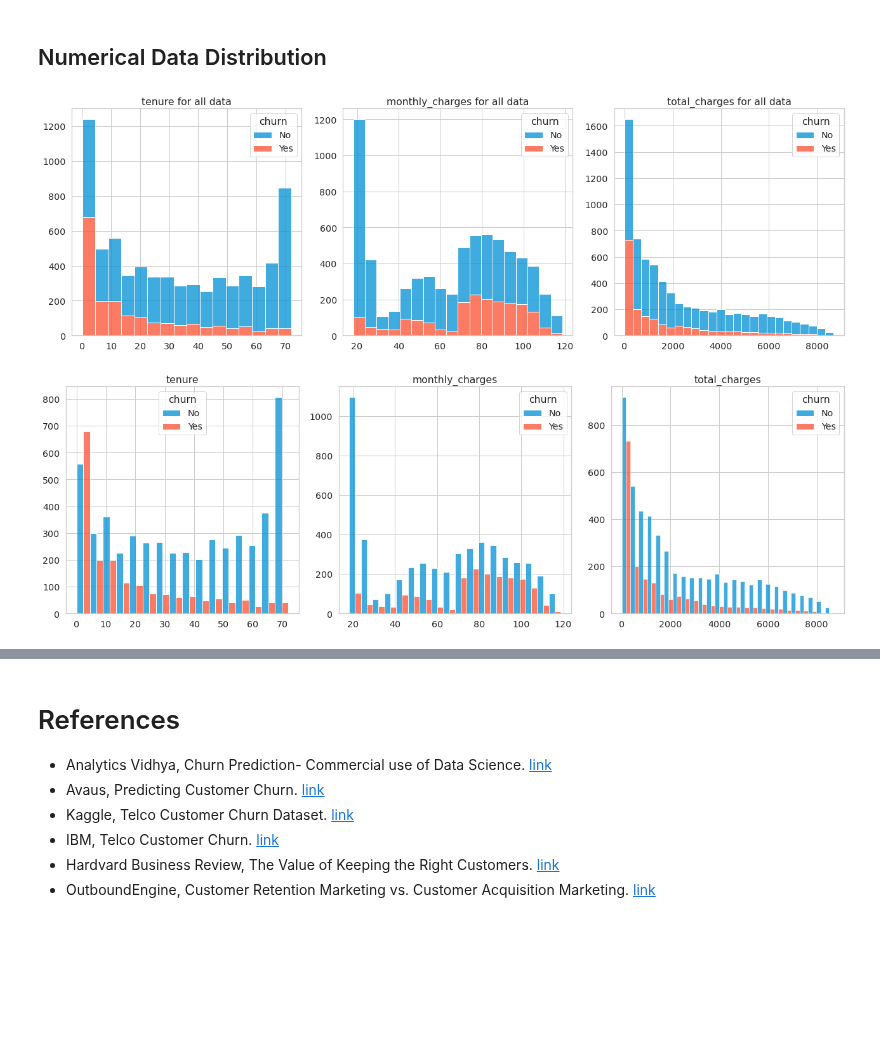
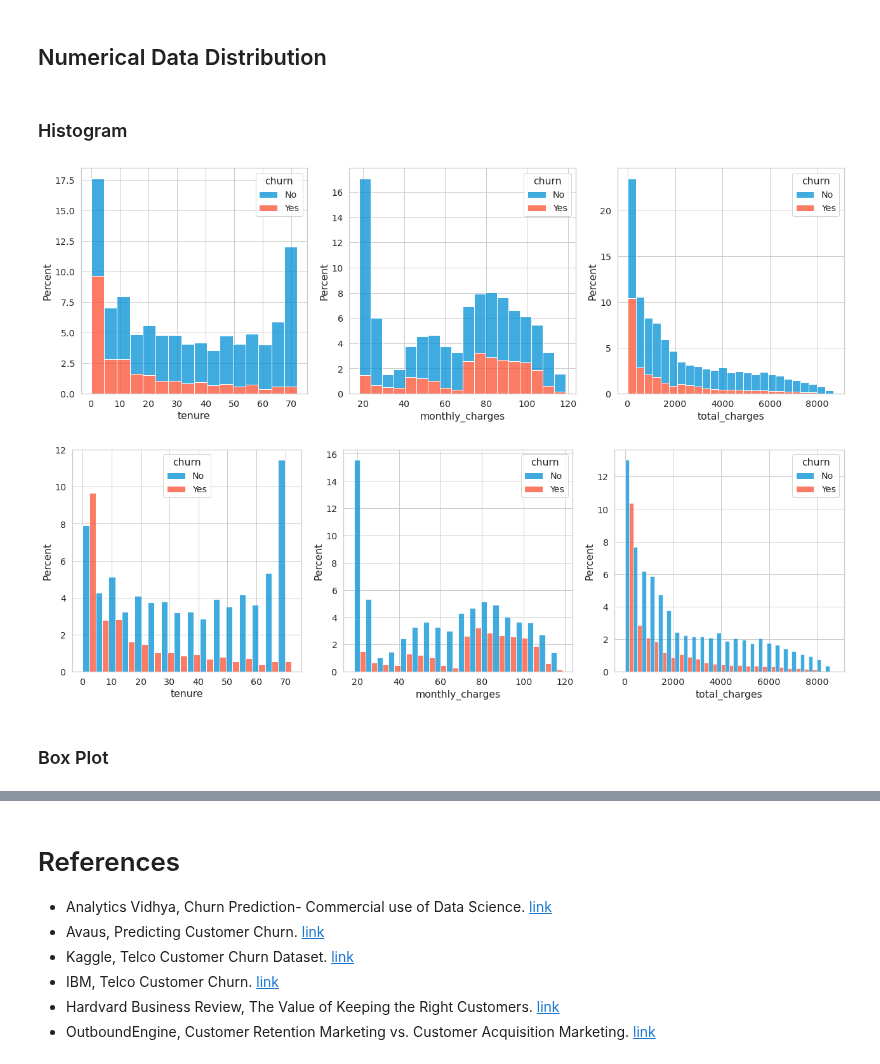
Before and after one commit to adhang/data-science-digital-skola, a Jupyter notebook: 99. Final Project/Telco Customer Churn Prediction.ipynb, the cells around one changed output, grey strips where cells are left out. Cells and saved outputs as stored; diff of their text form; code cells hidden in the pictures; blank space fills up the shorter version.

Commit message:
gcolab | update EDA on numerical data distribution

```diff
--- a/99. Final Project/Telco Customer Churn Prediction.ipynb
+++ b/99. Final Project/Telco Customer Churn Prediction.ipynb
@@ -1025,16 +981,0 @@ plt.show()
-# %%
-fig, ax = plt.subplots(8, 2, figsize=(18,36))
-axes_list = [axes for axes_row in ax for axes in axes_row]
-
-# overall customer
-for i, col in enumerate(column_list_categorical[:-1]):
-  # sns.histplot(data=data, x='churn', hue=col, multiple='dodge', ax=axes_list[i])
-  sns.countplot(data=data, x='churn', hue=col, ax=axes_list[i])
-  axes_list[i].set_title('churn')
-  axes_list[i].set_xlabel('')
-  axes_list[i].set_ylabel('')
-  # plt.setp(axes_list[i].get_xticklabels(), rotation=45)
-
-# axes_list[-1].set_visible(False)
-# plt.tight_layout()
-plt.show()
@@ -1043,16 +981,0 @@ plt.show()
-# %%
-fig, ax = plt.subplots(8, 2, figsize=(18,36))
-axes_list = [axes for axes_row in ax for axes in axes_row]
-
-# overall customer
-for i, col in enumerate(column_list_categorical[:-1]):
-  # sns.histplot(data=data, x='churn', hue=col, multiple='dodge', ax=axes_list[i])
-  sns.countplot(data=data, x=col, hue='churn', ax=axes_list[i])
-  axes_list[i].set_title(col)
-  axes_list[i].set_xlabel('')
-  axes_list[i].set_ylabel('')
-  # plt.setp(axes_list[i].get_xticklabels(), rotation=45)
-
-# axes_list[-1].set_visible(False)
-# plt.tight_layout()
-plt.show()
@@ -1061,30 +982,30 @@ plt.show()
 # %% [markdown]
 ## Numerical Data Distribution
+# %% [markdown]
+### Histogram
 # %%
-fig, ax = plt.subplots(1, 3, figsize=(18,6))
+numerical_column = ['tenure', 'monthly_charges', 'total_charges']
 
-# overall customer
-for i, col in enumerate(column_list_numerical):
-  sns.histplot(data=data, x=col, hue='churn', multiple='stack', ax=ax[i])
-  ax[i].set_title(f'{col} for all data')
-  ax[i].set_xlabel('')
-  ax[i].set_ylabel('')
+fig, ax = plt.subplots(1, 3, figsize=(18, 6))
+
+for i, col in enumerate(numerical_column):
+  sns.histplot(data=data, x=col, hue='churn', stat='percent', multiple='stack', ax=ax[i])
 
 plt.tight_layout()
 plt.show()
 # %% [output]
-[figure, old version]
+[figure, new version]
 # %%
-fig, ax = plt.subplots(1, 3, figsize=(18,6))
+numerical_column = ['tenure', 'monthly_charges', 'total_charges']
 
-# overall customer
-for i, col in enumerate(column_list_numerical):
-  sns.histplot(data=data, x=col, hue='churn', multiple='dodge', ax=ax[i])
-  ax[i].set_title(col)
-  ax[i].set_xlabel('')
-  ax[i].set_ylabel('')
+fig, ax = plt.subplots(1, 3, figsize=(18, 6))
+
+for i, col in enumerate(numerical_column):
+  sns.histplot(data=data, x=col, hue='churn', stat='percent', multiple='dodge', ax=ax[i])
 
 plt.tight_layout()
 plt.show()
 # %% [output]
-[figure, old version]
+[figure, new version]
+# %% [markdown]
+### Box Plot
```
Also changed, not shown: parts of 35 cells of this notebook.
